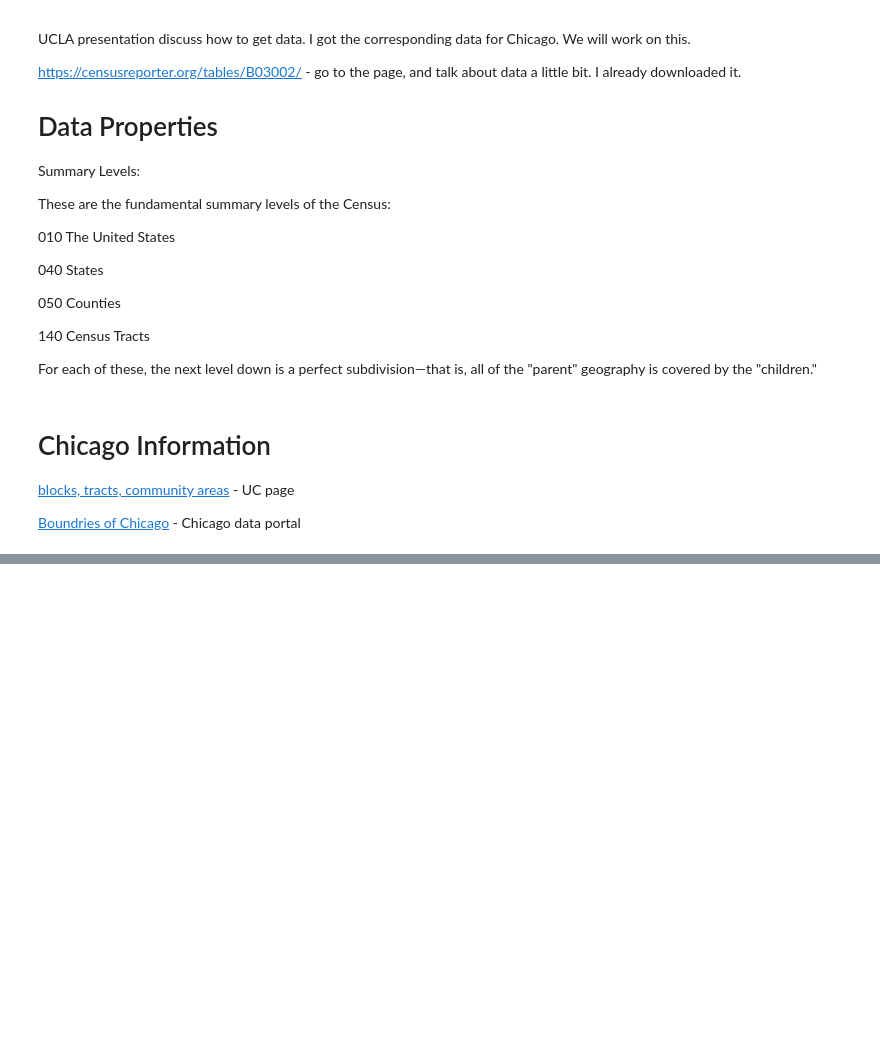
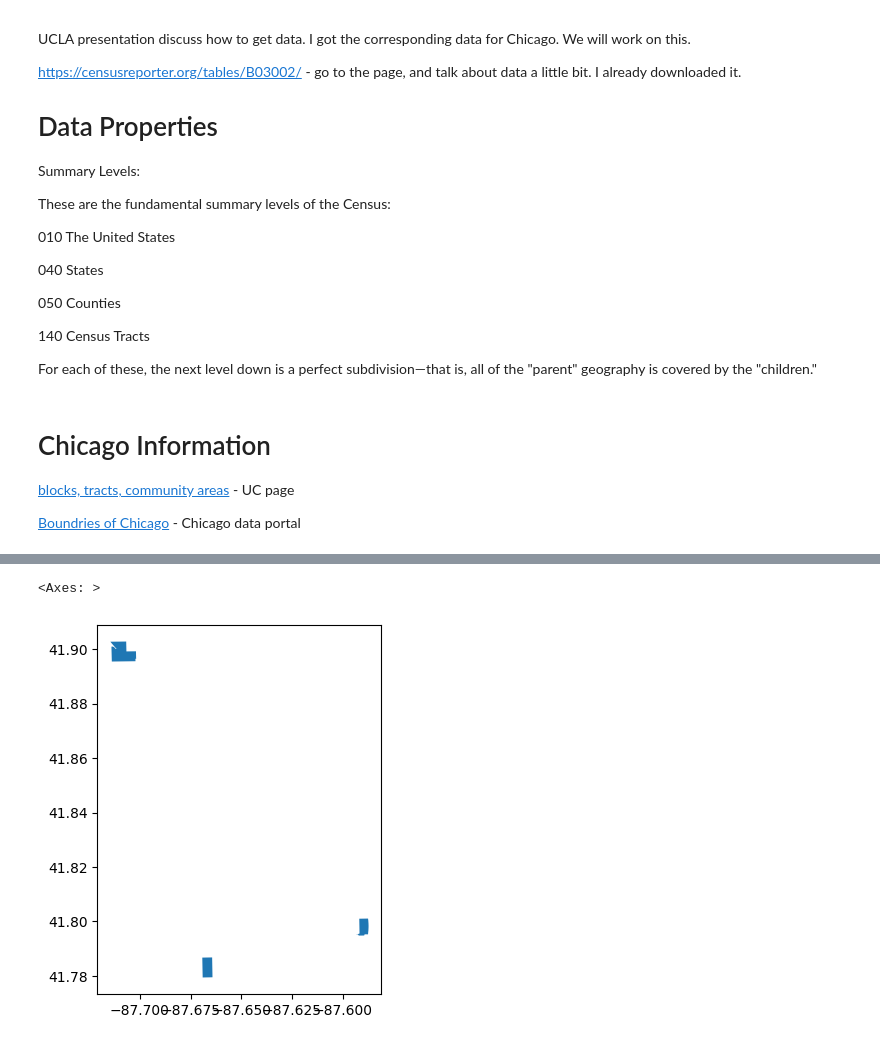
Before and after one commit to kirtisoglu/Chicago-Census-TIF-GIS-Analysis, a Jupyter notebook: Chicago_Census_Data_&_TIF_Analysis.ipynb, the cells around one changed output, grey strips where cells are left out. Cells and saved outputs as stored; diff of their text form; code cells hidden in the pictures; blank space fills up the shorter version.

```diff
--- a/Chicago_Census_Data_&_TIF_Analysis.ipynb
+++ b/Chicago_Census_Data_&_TIF_Analysis.ipynb
@@ -90,0 +141,3 @@ For each of these, the next level down is a perfect subdivision—that is, all o
+# %%
+sample_education = education.sample(3)
+sample_education
@@ -90,0 +150,5 @@ For each of these, the next level down is a perfect subdivision—that is, all o
+# %%
+sample_education.plot()
+# %% [output]
+<Axes: >
+[figure, added]
```
Also changed, not shown: parts of 61 cells of this notebook.
